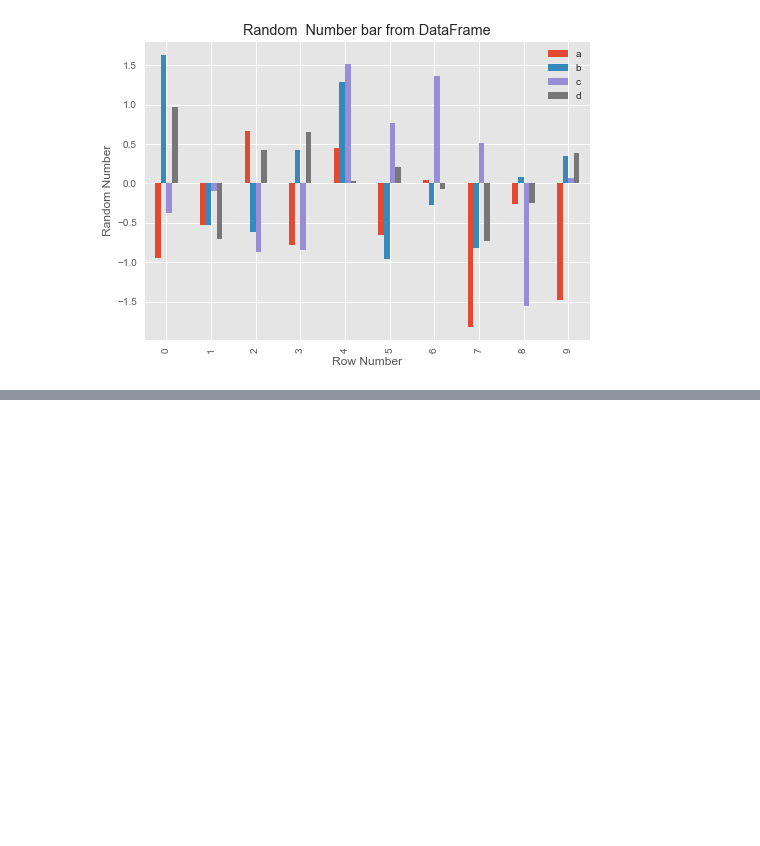
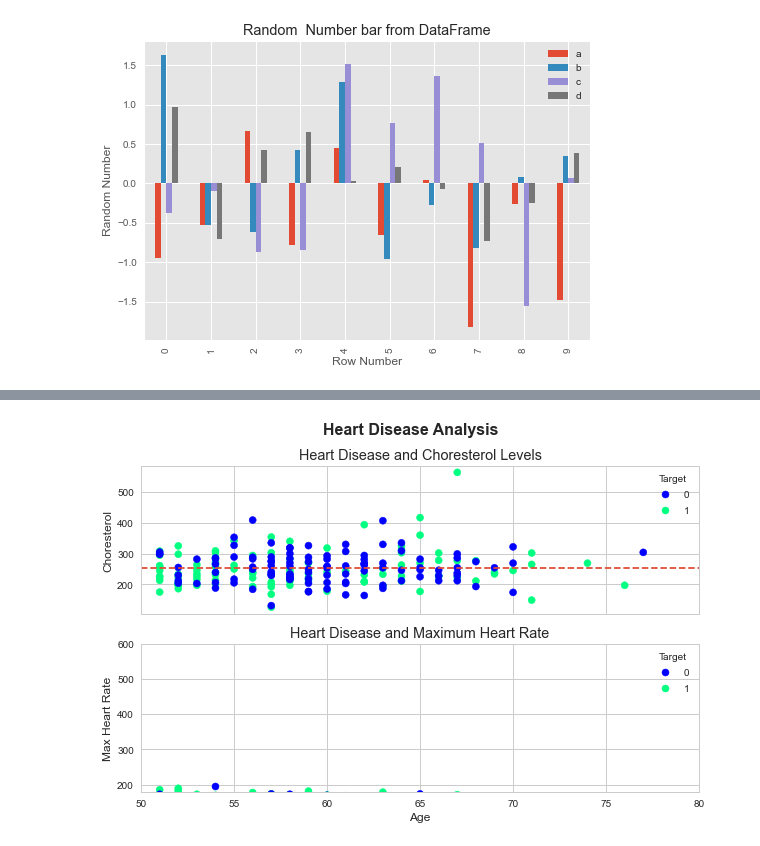
Before and after one commit to FlyingBobino/ML-Zero-To-Mastery-Course, a Jupyter notebook: Matplotlib/introduction-to-matplotlib.ipynb, the cells around one changed output, grey strips where cells are left out. Saved outputs shown, nothing was run; the diff lists cells and outputs as text; code cells hidden in the pictures; blank space fills up the shorter version.

```diff
--- a/Matplotlib/introduction-to-matplotlib.ipynb
+++ b/Matplotlib/introduction-to-matplotlib.ipynb
@@ -620,0 +650,46 @@ ax.legend().set_visible(True)
+# %%
+# Customising y and x axis limitations
+
+# subplot of chol, age, thalach
+
+fig, ax = plt.subplots(nrows = 2, ncols = 1,
+                       figsize = (10, 6),
+                      sharex= True)
+
+# Add data to ax[0]
+scatter =  ax[0].scatter(x = over_50["age"],
+                          y = over_50["chol"],
+                          c = over_50["target"],
+                         cmap = "winter")
+# Customise ax[0]
+ax[0].set(title = "Heart Disease and Choresterol Levels",
+          ylabel = "Choresterol");
+# Change x axes limits
+ax[0].set_xlim([50, 80])
+# Add a legend to ax[0]
+ax[0].legend(*scatter.legend_elements(), title = "Target");
+# Add a horizontal line to ax[0]
+ax[0].axhline(over_50["chol"].mean(),
+             linestyle = '--');
+
+# Add data to ax[1]
+scatter1 = ax[1].scatter(x = over_50["age"],
+                         y = over_50["thalach"],
+                         c = over_50["target"],
+                         cmap = "winter")
+# customise ax[1]
+ax[1].set(title = "Heart Disease and Maximum Heart Rate",
+         xlabel = "Age",
+         ylabel = "Max Heart Rate");
+# change ax[1] y limits
+ax[1].set_ylim([180,600])
+# Add a legend to ax[1]
+ax[1].legend(*scatter.legend_elements(), title = "Target");
+# Add a horizontal line to ax[1]
+ax[1].axhline(over_50["thalach"].mean(),
+             linestyle = '--');
+
+# Add the title to the figure
+fig.suptitle("Heart Disease Analysis", fontsize = 16, fontweight = "bold");
+# %% [output]
+[figure, added]
```
Also changed, not shown: parts of 1 cell of this notebook, 4 other files.
